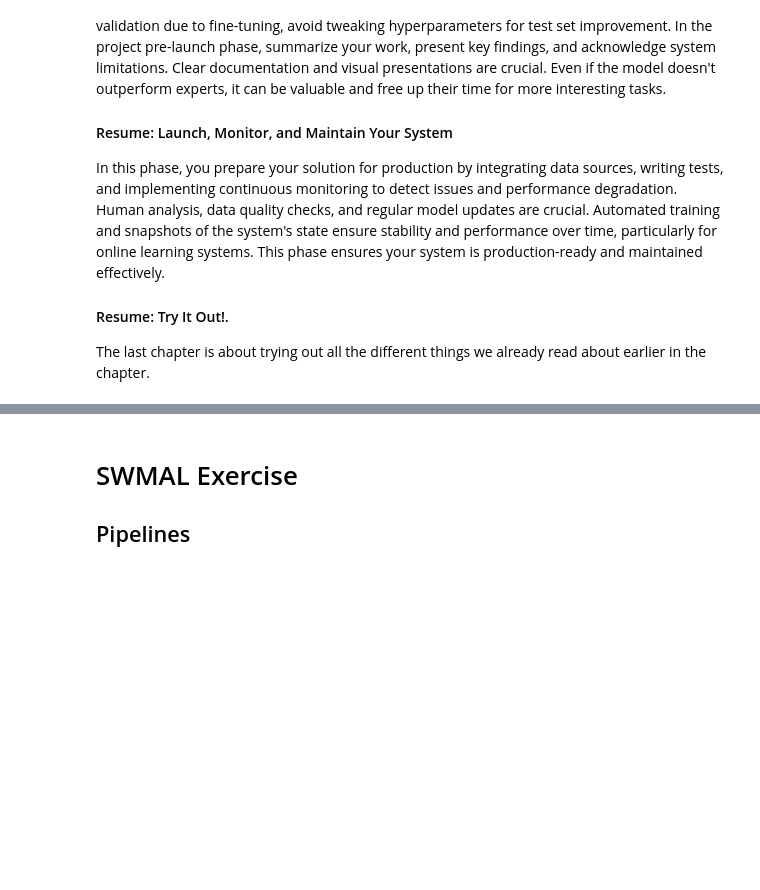
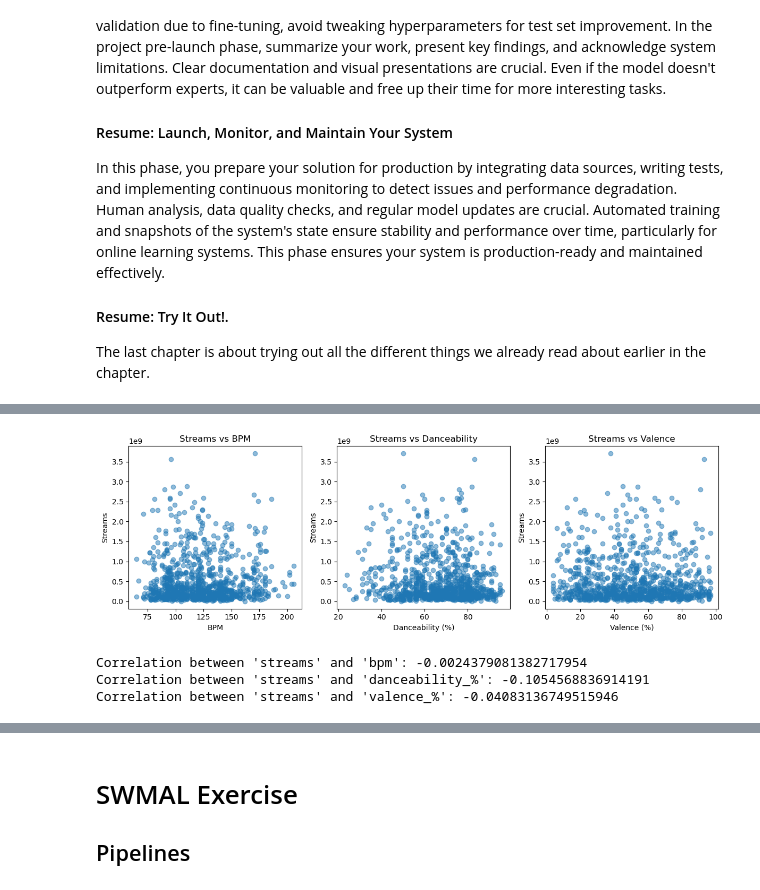
Before and after one commit to MartinStokholm/SWMAL, a Jupyter notebook: Handins/O2/Handin2.ipynb, the cells around one changed output, grey strips where cells are left out. Saved outputs shown, nothing was run; the diff lists cells and outputs as text; code cells hidden in the pictures; blank space fills up the shorter version.

```diff
--- a/Handins/O2/Handin2.ipynb
+++ b/Handins/O2/Handin2.ipynb
@@ -171,0 +476,43 @@ OK
+# %%
+import numpy as np
+import matplotlib.pyplot as plt
+
+# Scatter plot for 'streams' and 'bpm'
+plt.figure(figsize=(12, 4))
+
+plt.subplot(1, 3, 1)
+plt.scatter(df_copy['bpm'], df_copy['streams'], alpha=0.5)
+plt.title('Streams vs BPM')
+plt.xlabel('BPM')
+plt.ylabel('Streams')
+
+# Scatter plot for 'streams' and 'danceability_%'
+plt.subplot(1, 3, 2)
+plt.scatter(df_copy['danceability_%'], df_copy['streams'], alpha=0.5)
+plt.title('Streams vs Danceability')
+plt.xlabel('Danceability (%)')
+plt.ylabel('Streams')
+
+# Scatter plot for 'streams' and 'valence_%'
+plt.subplot(1, 3, 3)
+plt.scatter(df_copy['valence_%'], df_copy['streams'], alpha=0.5)
+plt.title('Streams vs Valence')
+plt.xlabel('Valence (%)')
+plt.ylabel('Streams')
+
+plt.tight_layout()
+plt.show()
+
+# Calculate correlation coefficients
+correlation_bpm = np.corrcoef(df_copy['bpm'], df_copy['streams'])[0, 1]
+correlation_danceability = np.corrcoef(df_copy['danceability_%'], df_copy['streams'])[0, 1]
+correlation_valence = np.corrcoef(df_copy['valence_%'], df_copy['streams'])[0, 1]
+
+print(f"Correlation between 'streams' and 'bpm': {correlation_bpm}")
+print(f"Correlation between 'streams' and 'danceability_%': {correlation_danceability}")
+print(f"Correlation between 'streams' and 'valence_%': {correlation_valence}")
+# %% [output]
+[figure, added]
+Correlation between 'streams' and 'bpm': -0.0024379081382717954
+Correlation between 'streams' and 'danceability_%': -0.1054568836914191
+Correlation between 'streams' and 'valence_%': -0.04083136749515946
```
Also changed, not shown: parts of 27 cells of this notebook.
